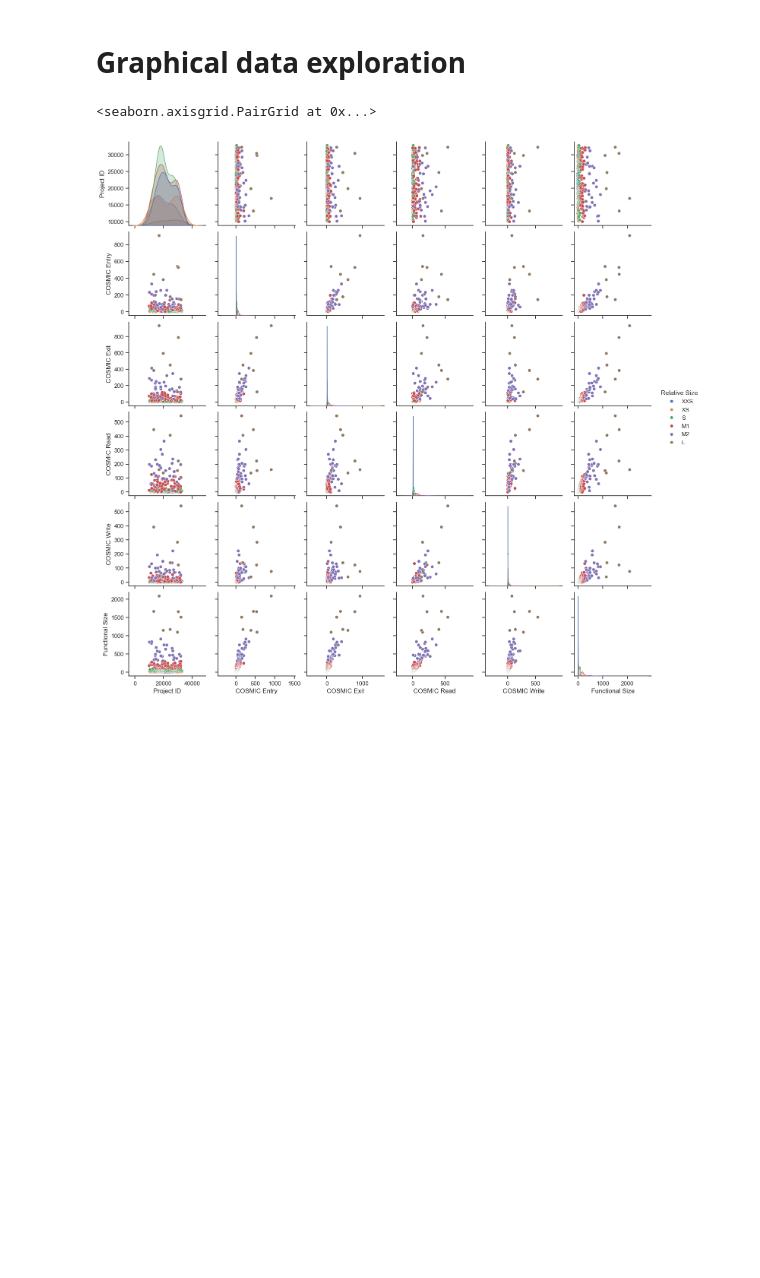
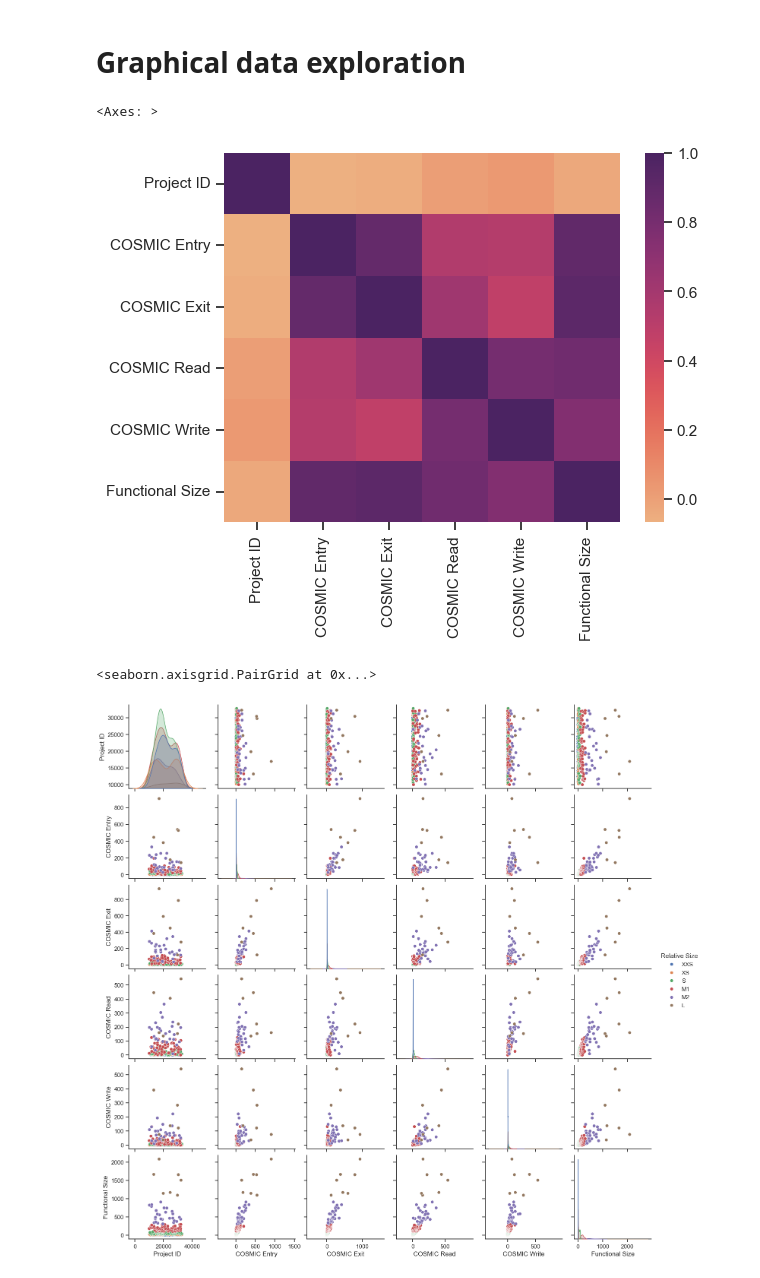
Before and after one commit to J4nvg/ResearchWorkshop, a Jupyter notebook: RW1.ipynb, the cells around one changed output. Cells and saved outputs as stored; diff of their text form; code cells hidden in the pictures; blank space fills up the shorter version.

Commit message:
Corr

```diff
--- a/RW1.ipynb
+++ b/RW1.ipynb
@@ -46,6 +53,14 @@ ISBG.head()
 | 4 | 12468 | 0 | 0 | 2 | 0 | 2 | XXS |
 # %% [markdown]
 # Graphical data exploration
+# %%
+corr = ISBG.select_dtypes('int64').corr()
+cmap = sns.color_palette("flare", as_cmap=True)
+# plot the heatmap
+sns.heatmap(corr,cmap=cmap)
+# %% [output]
+<Axes: >
+[figure, added]
 # %%
 sns.set_theme(style="ticks")
 
```
Also changed, not shown: parts of 1 cell of this notebook.
